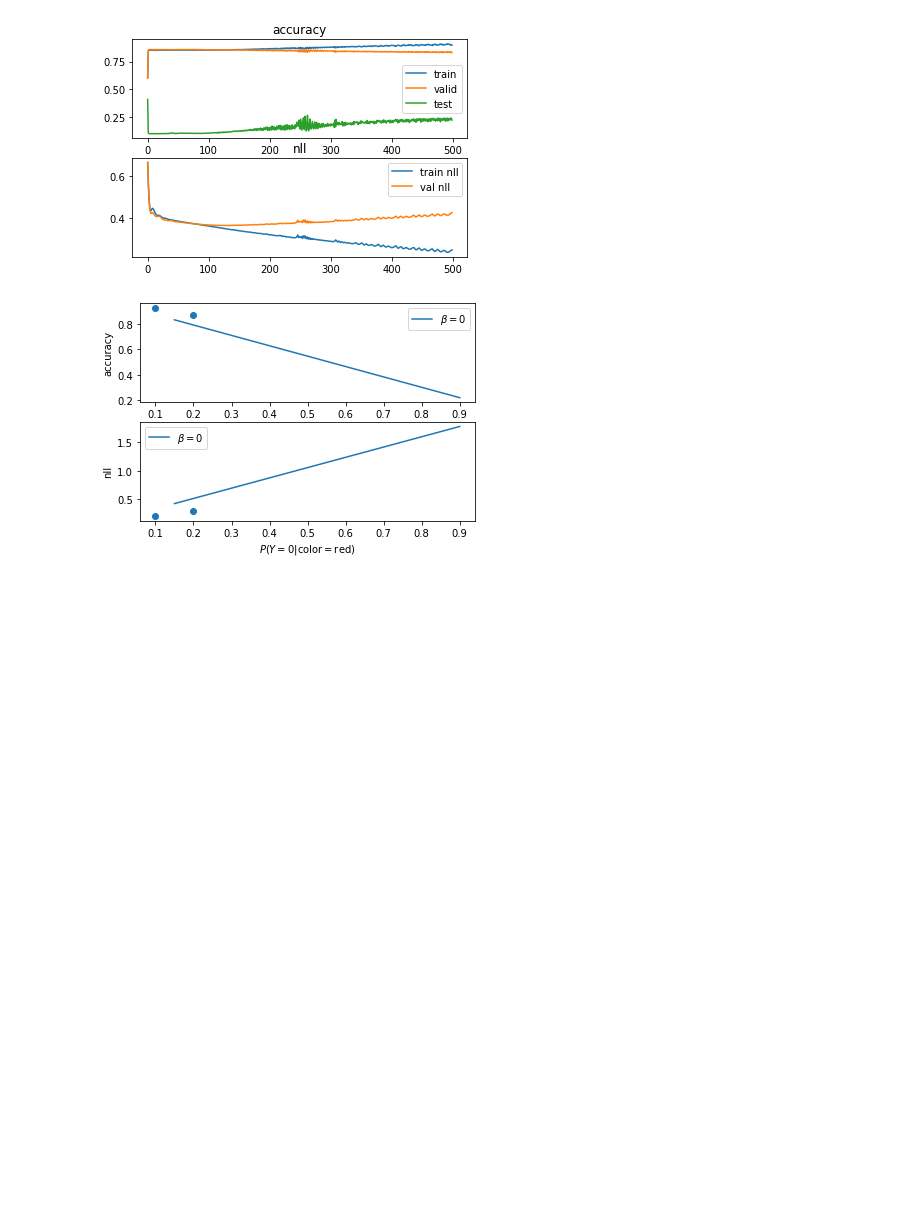
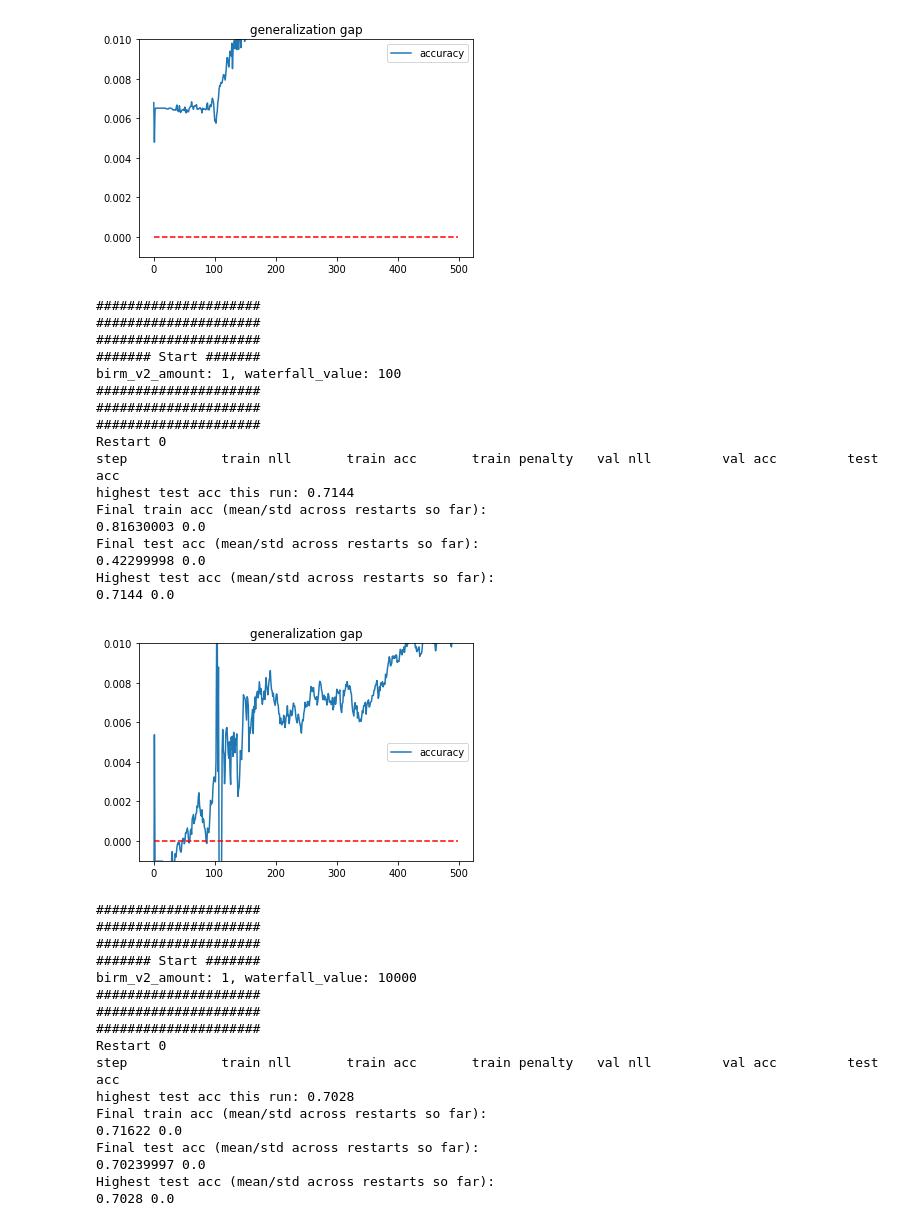
Before and after one commit to tngym/interpretableNLP, a Jupyter notebook: irm/20200515_rex_cmnist_gen_gap.ipynb, the cells around one changed output. Saved outputs shown, nothing was run; the diff lists cells and outputs as text; code cells hidden in the pictures; blank space fills up the shorter version.

```diff
--- a/irm/20200515_rex_cmnist_gen_gap.ipynb
+++ b/irm/20200515_rex_cmnist_gen_gap.ipynb
@@ -78,7 +78,7 @@ parser.add_argument('--early_loss_mean', type=str2bool, default=True)
 parser.add_argument('--n_val_sets', type=int, default=-1) #(actually this number + 1)
 parser.add_argument('--waterfall_value', type=int, default=10**4) #(actually this number + 1)
 
-flags = parser.parse_args([])
+flags = parser.parse_args(["--print_eval_intervals", "False"])
 
 print('Flags:')
 for k,v in sorted(vars(flags).items()):
@@ -416,21 +416,6 @@ for birm_v2_amount, waterfall_value in zip([0,1,1], [0,100,10000]):
     np.save('gen_gap.npy', all_train_accs.mean(0) - all_val_accs.mean(0))
 
     from pylab import *
-    # if 0:
-    figure()
-    subplot(211)
-    title('accuracy')
-    plot(all_train_accs.mean(0), label='train')
-    plot(all_val_accs.mean(0), label='valid')
-    plot(all_test_accs.mean(0), label='test')
-    legend()
-    subplot(212)
-    title('nll')
-    plot(all_train_nlls.mean(0), label='train nll')
-    plot(all_val_nlls.mean(0), label='val nll')
-    legend()
-    plt.show();
-
 
     color_lookup = {0.: plt.get_cmap('tab10').colors[0],100.: plt.get_cmap('tab10').colors[1],10000.: plt.get_cmap('tab10').colors[2]}
 
@@ -438,29 +423,6 @@ for birm_v2_amount, waterfall_value in zip([0,1,1], [0,100,10000]):
         linestyles = {0.: '-', 100.: '--', 10000.:'dotted'}
     else:
         linestyles = {0.: '-', 100.: '-', 10000.:'-'}
-
-    #figure()
-    subplot(211)
-    ylabel('accuracy')
-    #for n, noise in enumerate(val_noise_levels):
-    #    plot(envs[2+n]['acc'], label='noise_level='+str(noise))
-    plot(val_noise_levels, [envs[2+n]['acc'].detach().cpu().numpy() for n in range(len(val_noise_levels))], label=r'$\beta=$' + str(waterfall_value), color=color_lookup[waterfall_value], linestyle=linestyles[waterfall_value])
-    # TODO: hardcoded
-    plot(.1, envs[1]['acc'].detach().cpu().numpy(), 'o', color=color_lookup[waterfall_value])
-    plot(.2, envs[0]['acc'].detach().cpu().numpy(), 'o', color=color_lookup[waterfall_value])
-    #xlabel('noise_level')
-    legend()
-    #
-    subplot(212)
-    ylabel('nll')
-    #for n, noise in enumerate(val_noise_levels):
-    plot(val_noise_levels, [envs[2+n]['nll'].detach().cpu().numpy() for n in range(len(val_noise_levels))], label=r'$\beta=$' + str(waterfall_value), color=color_lookup[waterfall_value], linestyle=linestyles[waterfall_value])
-    plot(.1, envs[1]['nll'].detach().cpu().numpy(), 'o', color=color_lookup[waterfall_value])
-    plot(.2, envs[0]['nll'].detach().cpu().numpy(), 'o', color=color_lookup[waterfall_value])
-    xlabel(r'$P(Y=0|\mathrm{color=red})$')
-    legend()
-    plt.show();
-
 
 
     ##########
@@ -496,3 +458,37 @@ Highest test acc (mean/std across restarts so far):
 <Figure size 432x288 with 0 Axes>
-[figure, old version]
+[figure, new version]
+#####################
+#####################
+#####################
+####### Start #######
+birm_v2_amount: 1, waterfall_value: 100
+#####################
+#####################
+#####################
+Restart 0
+step            train nll       train acc       train penalty   val nll         val acc         test acc
+highest test acc this run: 0.7144
+Final train acc (mean/std across restarts so far):
+0.81630003 0.0
+Final test acc (mean/std across restarts so far):
+0.42299998 0.0
+Highest test acc (mean/std across restarts so far):
+0.7144 0.0
-[figure, old version]
+[figure, new version]
+#####################
+#####################
+#####################
+####### Start #######
+birm_v2_amount: 1, waterfall_value: 10000
+#####################
+#####################
+#####################
+Restart 0
+step            train nll       train acc       train penalty   val nll         val acc         test acc
+highest test acc this run: 0.7028
+Final train acc (mean/std across restarts so far):
+0.71622 0.0
+Final test acc (mean/std across restarts so far):
+0.70239997 0.0
+Highest test acc (mean/std across restarts so far):
+0.7028 0.0
```
Also changed, not shown: parts of 4 cells of this notebook.
